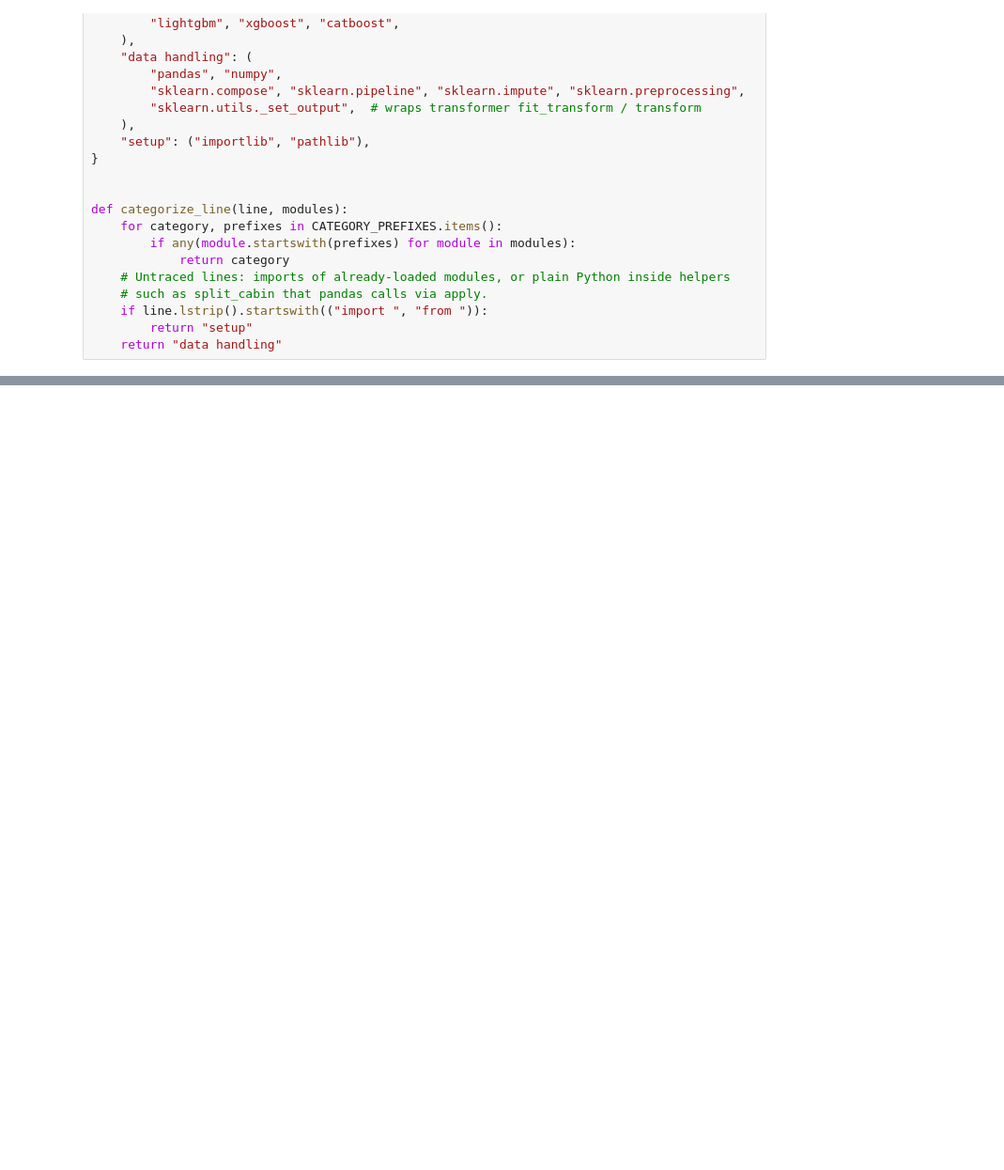
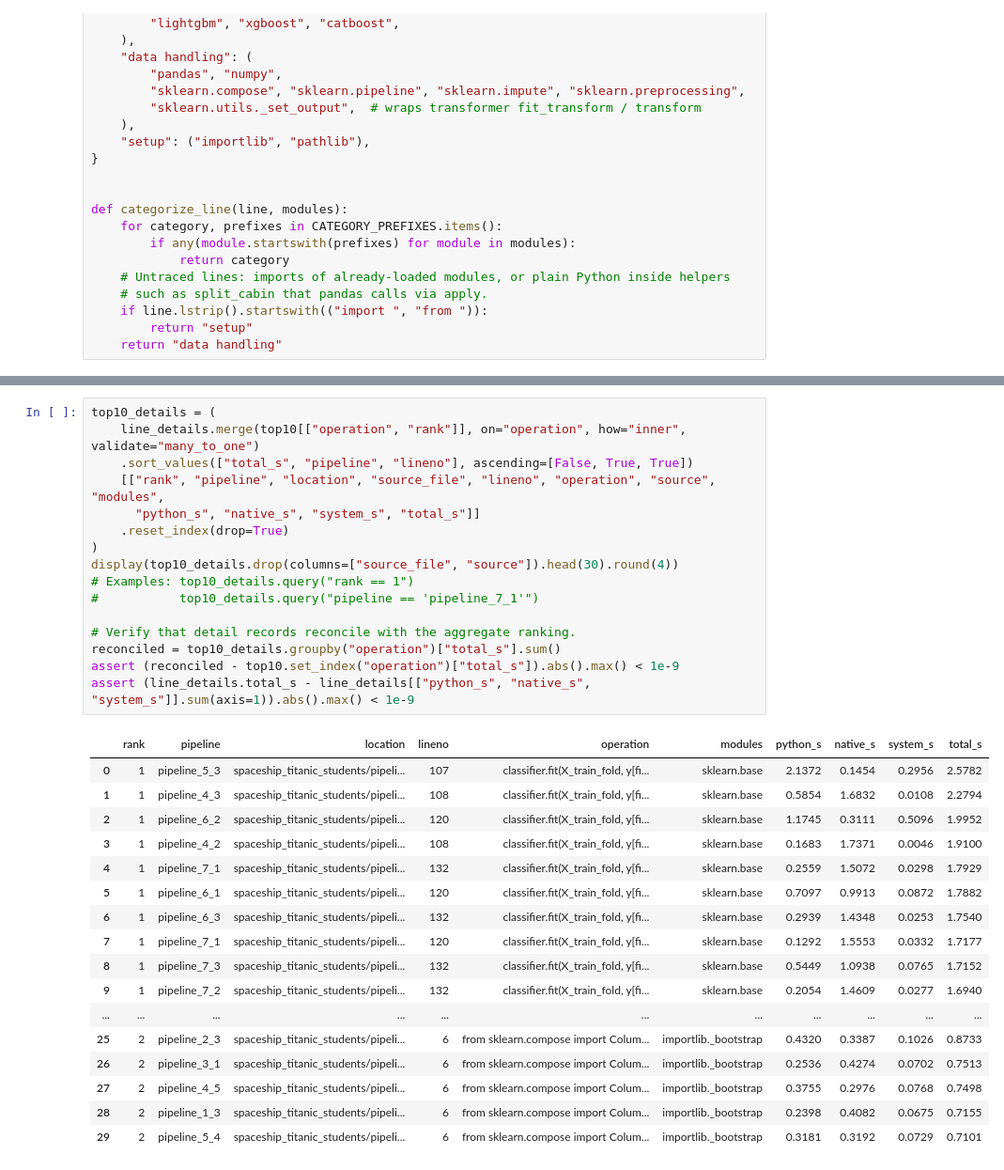
Before and after one commit to Toasity/deai-pro, a Jupyter notebook: explore.ipynb, the cells around one changed output, grey strips where cells are left out. Shown at 94% size. Saved outputs shown, nothing was run; the diff lists cells and outputs as text; blank space fills up the shorter version.

```diff
--- a/explore.ipynb
+++ b/explore.ipynb
@@ -183,0 +304,34 @@ totals
+# %%
+top10_details = (
+    line_details.merge(top10[["operation", "rank"]], on="operation", how="inner", validate="many_to_one")
+    .sort_values(["total_s", "pipeline", "lineno"], ascending=[False, True, True])
+    [["rank", "pipeline", "location", "source_file", "lineno", "operation", "source", "modules",
+      "python_s", "native_s", "system_s", "total_s"]]
+    .reset_index(drop=True)
+)
+display(top10_details.drop(columns=["source_file", "source"]).head(30).round(4))
+# Examples: top10_details.query("rank == 1")
+#           top10_details.query("pipeline == 'pipeline_7_1'")
+
+# Verify that detail records reconcile with the aggregate ranking.
+reconciled = top10_details.groupby("operation")["total_s"].sum()
+assert (reconciled - top10.set_index("operation")["total_s"]).abs().max() < 1e-9
+assert (line_details.total_s - line_details[["python_s", "native_s", "system_s"]].sum(axis=1)).abs().max() < 1e-9
+# %% [output]
+|  | rank | pipeline | location | lineno | operation | modules | python_s | native_s | system_s | total_s |
+| 0 | 1 | pipeline_5_3 | spaceship_titanic_students/pipeli... | 107 | classifier.fit(X_train_fold, y[fi... | sklearn.base | 2.1372 | 0.1454 | 0.2956 | 2.5782 |
+| 1 | 1 | pipeline_4_3 | spaceship_titanic_students/pipeli... | 108 | classifier.fit(X_train_fold, y[fi... | sklearn.base | 0.5854 | 1.6832 | 0.0108 | 2.2794 |
+| 2 | 1 | pipeline_6_2 | spaceship_titanic_students/pipeli... | 120 | classifier.fit(X_train_fold, y[fi... | sklearn.base | 1.1745 | 0.3111 | 0.5096 | 1.9952 |
+| 3 | 1 | pipeline_4_2 | spaceship_titanic_students/pipeli... | 108 | classifier.fit(X_train_fold, y[fi... | sklearn.base | 0.1683 | 1.7371 | 0.0046 | 1.9100 |
+| 4 | 1 | pipeline_7_1 | spaceship_titanic_students/pipeli... | 132 | classifier.fit(X_train_fold, y[fi... | sklearn.base | 0.2559 | 1.5072 | 0.0298 | 1.7929 |
+| 5 | 1 | pipeline_6_1 | spaceship_titanic_students/pipeli... | 120 | classifier.fit(X_train_fold, y[fi... | sklearn.base | 0.7097 | 0.9913 | 0.0872 | 1.7882 |
+| 6 | 1 | pipeline_6_3 | spaceship_titanic_students/pipeli... | 132 | classifier.fit(X_train_fold, y[fi... | sklearn.base | 0.2939 | 1.4348 | 0.0253 | 1.7540 |
+| 7 | 1 | pipeline_7_1 | spaceship_titanic_students/pipeli... | 120 | classifier.fit(X_train_fold, y[fi... | sklearn.base | 0.1292 | 1.5553 | 0.0332 | 1.7177 |
+| 8 | 1 | pipeline_7_3 | spaceship_titanic_students/pipeli... | 132 | classifier.fit(X_train_fold, y[fi... | sklearn.base | 0.5449 | 1.0938 | 0.0765 | 1.7152 |
+| 9 | 1 | pipeline_7_2 | spaceship_titanic_students/pipeli... | 132 | classifier.fit(X_train_fold, y[fi... | sklearn.base | 0.2054 | 1.4609 | 0.0277 | 1.6940 |
+| ... | ... | ... | ... | ... | ... | ... | ... | ... | ... | ... |
+| 25 | 2 | pipeline_2_3 | spaceship_titanic_students/pipeli... | 6 | from sklearn.compose import Colum... | importlib._bootstrap | 0.4320 | 0.3387 | 0.1026 | 0.8733 |
+| 26 | 2 | pipeline_3_1 | spaceship_titanic_students/pipeli... | 6 | from sklearn.compose import Colum... | importlib._bootstrap | 0.2536 | 0.4274 | 0.0702 | 0.7513 |
+| 27 | 2 | pipeline_4_5 | spaceship_titanic_students/pipeli... | 6 | from sklearn.compose import Colum... | importlib._bootstrap | 0.3755 | 0.2976 | 0.0768 | 0.7498 |
+| 28 | 2 | pipeline_1_3 | spaceship_titanic_students/pipeli... | 6 | from sklearn.compose import Colum... | importlib._bootstrap | 0.2398 | 0.4082 | 0.0675 | 0.7155 |
+| 29 | 2 | pipeline_5_4 | spaceship_titanic_students/pipeli... | 6 | from sklearn.compose import Colum... | importlib._bootstrap | 0.3181 | 0.3192 | 0.0729 | 0.7101 |
```
Also changed, not shown: parts of 18 cells of this notebook.
